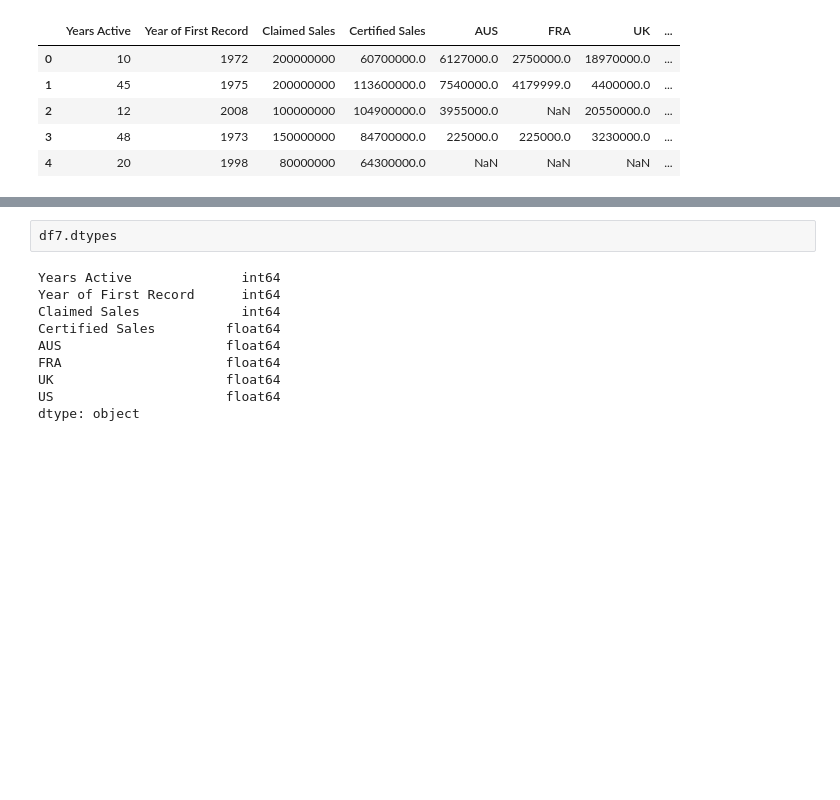
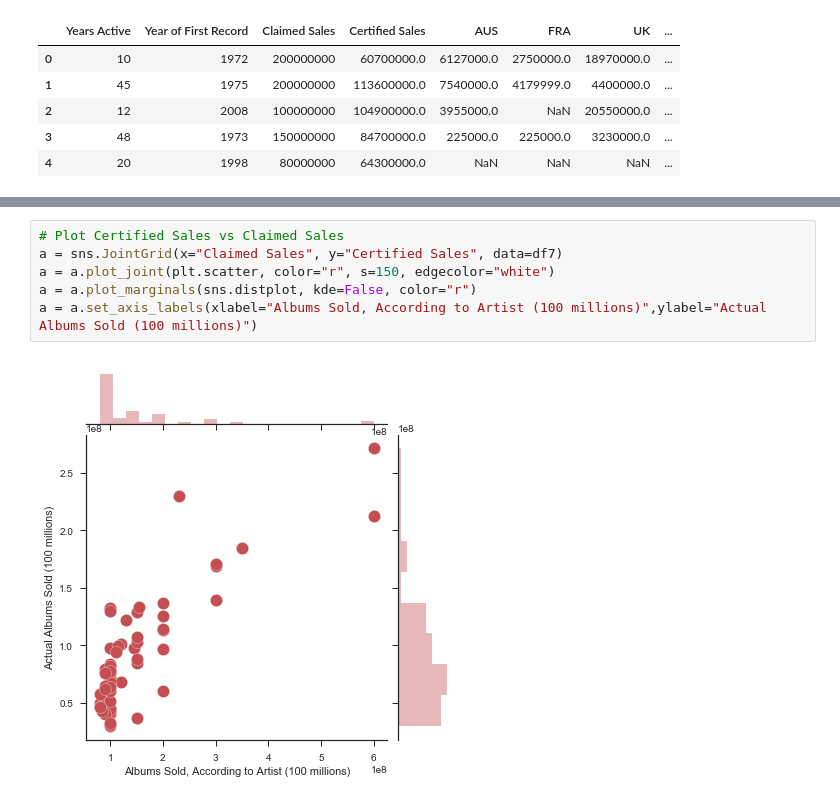
Before and after one commit to kpuryear/Puryear_Metis, a Jupyter notebook: Project2/Regression testing.ipynb, the cells around one changed output, grey strips where cells are left out. Cells and saved outputs as stored; diff of their text form; blank space fills up the shorter version.

```diff
--- a/Project2/Regression testing.ipynb
+++ b/Project2/Regression testing.ipynb
@@ -79,14 +75,10 @@ sns.pairplot(data=df7[["Year of First Record","Claimed Sales","Certified Sales",
 # %% [output]
 [figure]
-# %%
-df7.dtypes
-# %% [output]
-Years Active              int64
-Year of First Record      int64
-Claimed Sales             int64
-Certified Sales         float64
-AUS                     float64
-FRA                     float64
-UK                      float64
-US                      float64
-dtype: object
+# %%
+# Plot Certified Sales vs Claimed Sales
+a = sns.JointGrid(x="Claimed Sales", y="Certified Sales", data=df7)
+a = a.plot_joint(plt.scatter, color="r", s=150, edgecolor="white")
+a = a.plot_marginals(sns.distplot, kde=False, color="r")
+a = a.set_axis_labels(xlabel="Albums Sold, According to Artist (100 millions)",ylabel="Actual Albums Sold (100 millions)")
+# %% [output]
+[figure, added]
```
Also changed, not shown: parts of 17 cells of this notebook.
